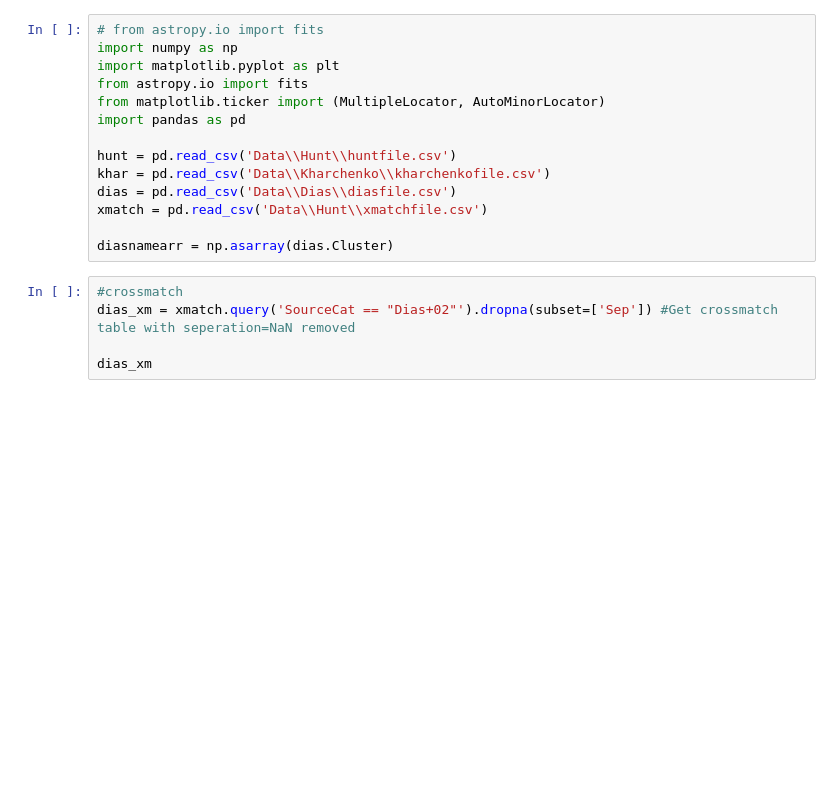
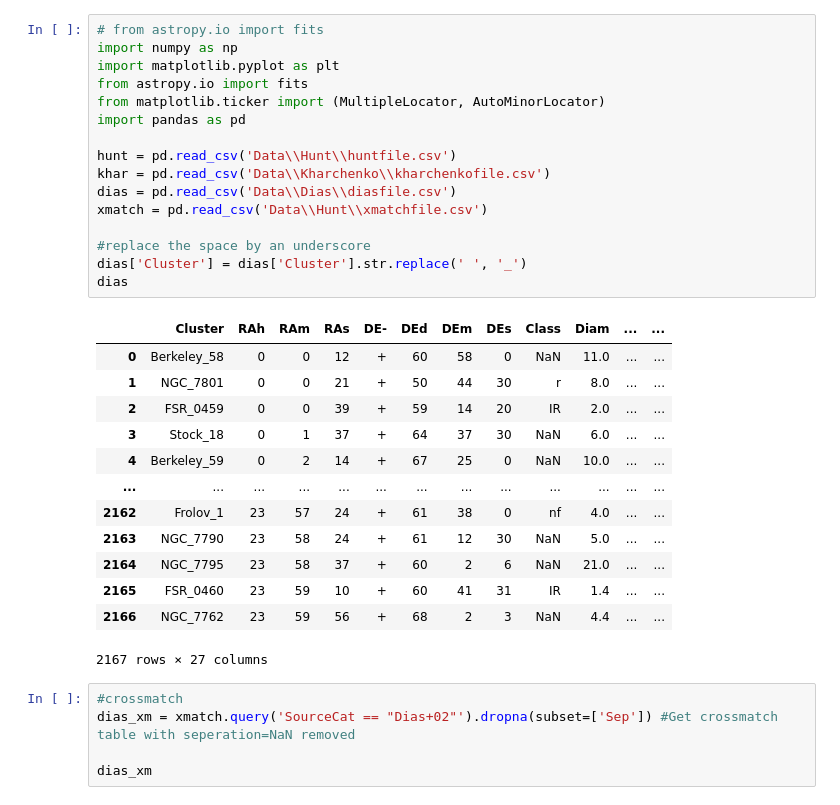
Before and after one commit to jpbatleidenuniv/BRP, a Jupyter notebook: Notebooks/HuntDias_notebook.ipynb, the cells around one changed output. Cells and saved outputs as stored; diff of their text form; blank space fills up the shorter version.

```diff
--- a/Notebooks/HuntDias_notebook.ipynb
+++ b/Notebooks/HuntDias_notebook.ipynb
@@ -1,17 +1,33 @@
 # %%
 # from astropy.io import fits
 import numpy as np
 import matplotlib.pyplot as plt
 from astropy.io import fits
 from matplotlib.ticker import (MultipleLocator, AutoMinorLocator)
 import pandas as pd
 
 hunt = pd.read_csv('Data\\Hunt\\huntfile.csv')
 khar = pd.read_csv('Data\\Kharchenko\\kharchenkofile.csv')
 dias = pd.read_csv('Data\\Dias\\diasfile.csv')
 xmatch = pd.read_csv('Data\\Hunt\\xmatchfile.csv')
 
-diasnamearr = np.asarray(dias.Cluster)
+#replace the space by an underscore
+dias['Cluster'] = dias['Cluster'].str.replace(' ', '_')
+dias
+# %% [output]
+|  | Cluster | RAh | RAm | RAs | DE- | DEd | DEm | DEs | Class | Diam | ... | ... |
+| 0 | Berkeley_58 | 0 | 0 | 12 | + | 60 | 58 | 0 | NaN | 11.0 | ... | ... |
+| 1 | NGC_7801 | 0 | 0 | 21 | + | 50 | 44 | 30 | r | 8.0 | ... | ... |
+| 2 | FSR_0459 | 0 | 0 | 39 | + | 59 | 14 | 20 | IR | 2.0 | ... | ... |
+| 3 | Stock_18 | 0 | 1 | 37 | + | 64 | 37 | 30 | NaN | 6.0 | ... | ... |
+| 4 | Berkeley_59 | 0 | 2 | 14 | + | 67 | 25 | 0 | NaN | 10.0 | ... | ... |
+| ... | ... | ... | ... | ... | ... | ... | ... | ... | ... | ... | ... | ... |
+| 2162 | Frolov_1 | 23 | 57 | 24 | + | 61 | 38 | 0 | nf | 4.0 | ... | ... |
+| 2163 | NGC_7790 | 23 | 58 | 24 | + | 61 | 12 | 30 | NaN | 5.0 | ... | ... |
+| 2164 | NGC_7795 | 23 | 58 | 37 | + | 60 | 2 | 6 | NaN | 21.0 | ... | ... |
+| 2165 | FSR_0460 | 23 | 59 | 10 | + | 60 | 41 | 31 | IR | 1.4 | ... | ... |
+| 2166 | NGC_7762 | 23 | 59 | 56 | + | 68 | 2 | 3 | NaN | 4.4 | ... | ... |
+2167 rows × 27 columns
 # %%
 #crossmatch
 dias_xm = xmatch.query('SourceCat == "Dias+02"').dropna(subset=['Sep']) #Get crossmatch table with seperation=NaN removed
```
Also changed, not shown: parts of 2 cells of this notebook.
